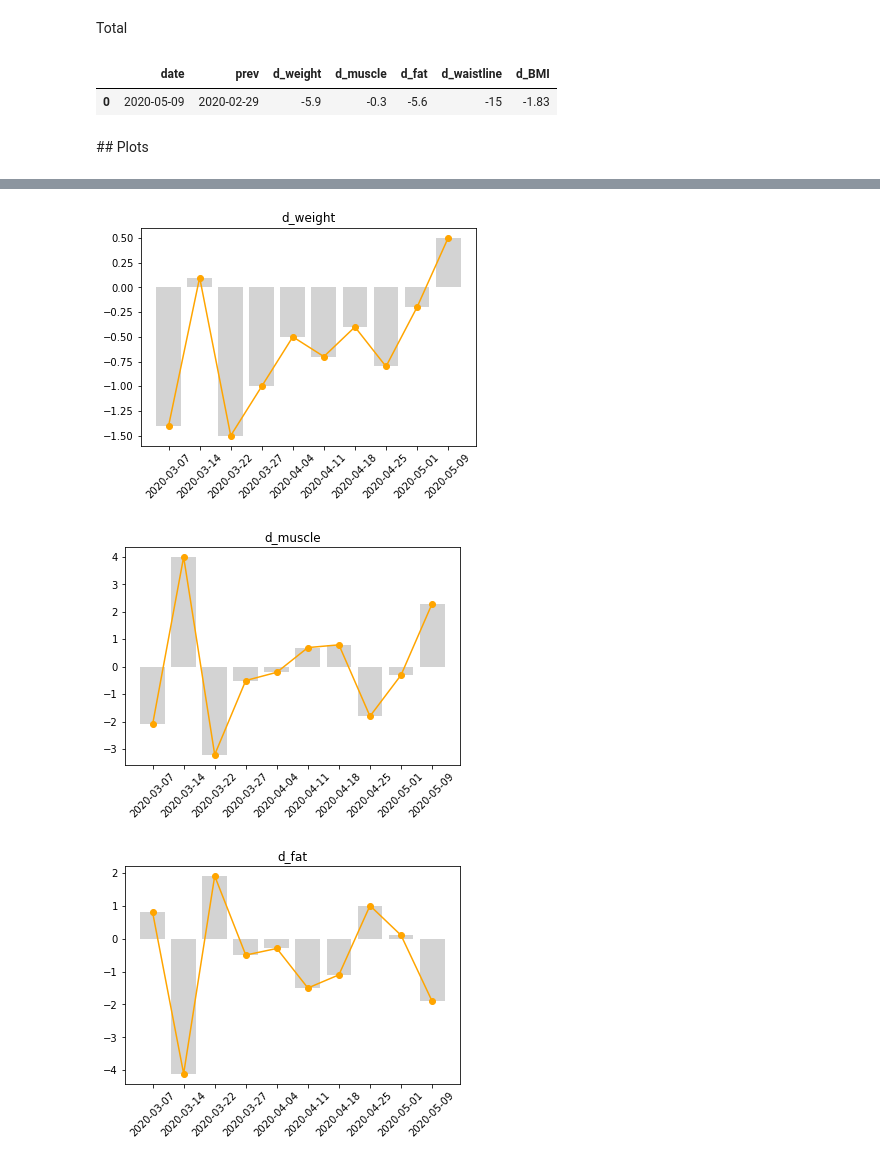
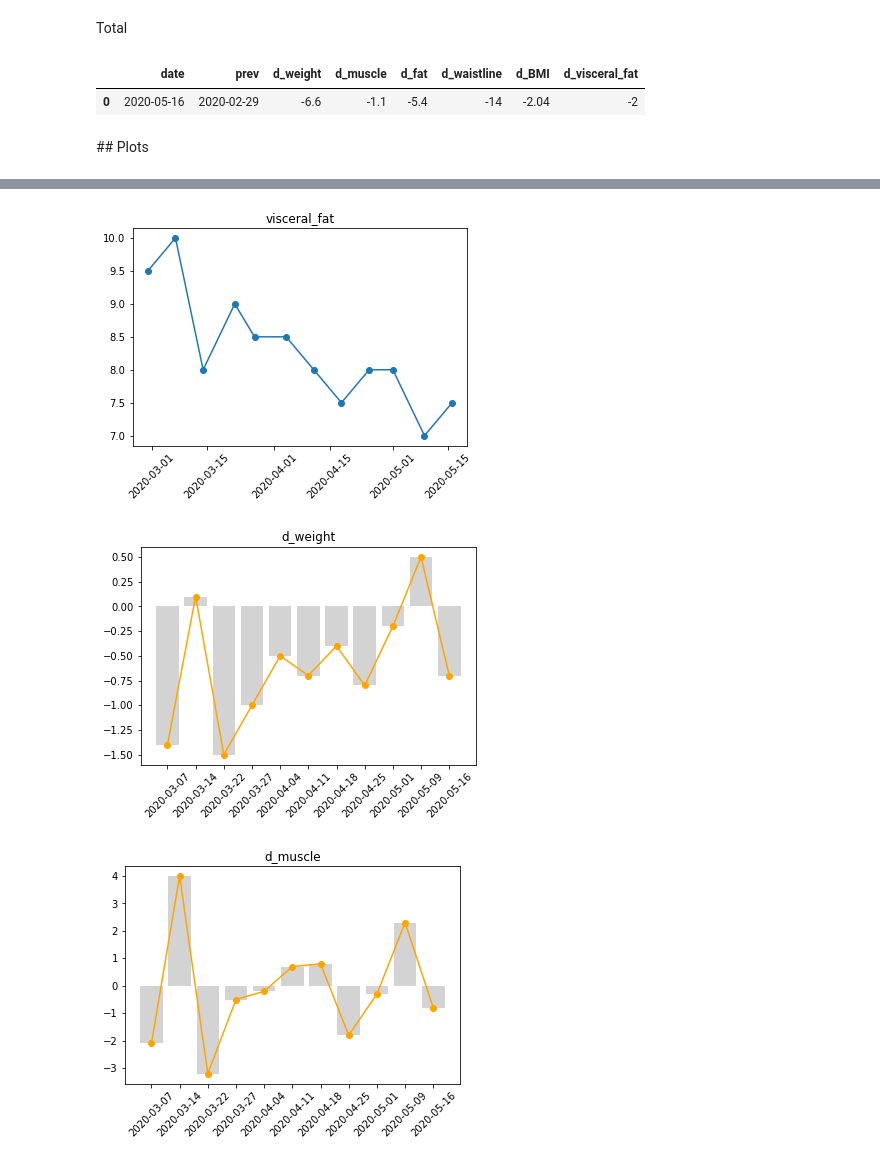
Before and after one commit to ivanross/my-notebook, a Jupyter notebook: Tanita.ipynb, the cells around one changed output, grey strips where cells are left out. Cells and saved outputs as stored; diff of their text form; code cells hidden in the pictures.

```diff
--- a/Tanita.ipynb
+++ b/Tanita.ipynb
@@ -11,17 +11,18 @@ replace = lambda targ, newval: lambda arr: [newval if d == targ else d for d in
 # %%
 height = 1.80
 data = [
-    {"date": "2020-02-29", "weight": 103.6, "muscle": 71.3, "p_fat": 27.6, "waistline": 114 },
-    {"date": "2020-03-07", "weight": 102.2, "muscle": 69.2, "p_fat": 28.8, "waistline": 113 },
-    {"date": "2020-03-14", "weight": 102.3, "muscle": 73.2, "p_fat": 24.7, "waistline": 112 },
-    {"date": "2020-03-22", "weight": 100.8, "muscle": 70.0, "p_fat": 27.0, "waistline": 109 },
-    {"date": "2020-03-27", "weight":  99.8, "muscle": 69.5, "p_fat": 26.8, "waistline": 107, "chest": 109 },
-    {"date": "2020-04-04", "weight":  99.3, "muscle": 69.3, "p_fat": 26.6, "waistline": 105, "chest": 107 },
-    {"date": "2020-04-11", "weight":  98.6, "muscle": 70.0, "p_fat": 25.3, "waistline": 103, "chest": 106 },
-    {"date": "2020-04-18", "weight":  98.2, "muscle": 70.8, "p_fat": 24.2, "waistline": 105, "chest": 106 },
-    {"date": "2020-04-25", "weight":  97.4, "muscle": 69.0, "p_fat": 25.5, "waistline": 103, "chest": 105 },
-    {"date": "2020-05-01", "weight":  97.2, "muscle": 68.7, "p_fat": 25.6, "waistline": 101, "chest": 105 },
-    {"date": "2020-05-09", "weight":  97.7, "muscle": 71.0, "p_fat": 23.5, "waistline":  99, "chest": 104 },
+    {"date": "2020-02-29", "weight": 103.6, "muscle": 71.3, "p_fat": 27.6, "visceral_fat": 9.5, "waistline": 114 },
+    {"date": "2020-03-07", "weight": 102.2, "muscle": 69.2, "p_fat": 28.8, "visceral_fat": 10 , "waistline": 113 },
+    {"date": "2020-03-14", "weight": 102.3, "muscle": 73.2, "p_fat": 24.7, "visceral_fat": 8  , "waistline": 112 },
+    {"date": "2020-03-22", "weight": 100.8, "muscle": 70.0, "p_fat": 27.0, "visceral_fat": 9  , "waistline": 109 },
+    {"date": "2020-03-27", "weight":  99.8, "muscle": 69.5, "p_fat": 26.8, "visceral_fat": 8.5, "waistline": 107, "chest": 109 },
+    {"date": "2020-04-04", "weight":  99.3, "muscle": 69.3, "p_fat": 26.6, "visceral_fat": 8.5, "waistline": 105, "chest": 107 },
+    {"date": "2020-04-11", "weight":  98.6, "muscle": 70.0, "p_fat": 25.3, "visceral_fat": 8  , "waistline": 103, "chest": 106 },
+    {"date": "2020-04-18", "weight":  98.2, "muscle": 70.8, "p_fat": 24.2, "visceral_fat": 7.5, "waistline": 105, "chest": 106 },
+    {"date": "2020-04-25", "weight":  97.4, "muscle": 69.0, "p_fat": 25.5, "visceral_fat": 8  , "waistline": 103, "chest": 105 },
+    {"date": "2020-05-01", "weight":  97.2, "muscle": 68.7, "p_fat": 25.6, "visceral_fat": 8  , "waistline": 101, "chest": 105 },
+    {"date": "2020-05-09", "weight":  97.7, "muscle": 71.0, "p_fat": 23.5, "visceral_fat": 7  , "waistline":  99, "chest": 104 },
+    {"date": "2020-05-16", "weight":  97.0, "muscle": 70.2, "p_fat": 23.9, "visceral_fat": 7.5, "waistline": 100, "chest": 103 },
 ]
 # %% [markdown]
 ## Some computations
@@ -58,7 +60,7 @@ def computeDeltas(_data):
             "prev": prev["date"]
         }
 
-        for k in ["weight", "muscle", "fat", "waistline","BMI", "chest"]:
+        for k in ["weight", "muscle", "fat", "waistline","BMI", "chest", "visceral_fat"]:
             if k in curr.keys() and k in prev.keys():
                 dd["d_"+k] = round(curr[k] - prev[k],2)
 
@@ -84,15 +87,15 @@ Total
 # %%
 table(computeDeltas([data[0],data[-1]]))
 # %% [output]
-|  | date | prev | d_weight | d_muscle | d_fat | d_waistline | d_BMI |
-| 0 | 2020-05-09 | 2020-02-29 | -5.9 | -0.3 | -5.6 | -15 | -1.83 |
+|  | date | prev | d_weight | d_muscle | d_fat | d_waistline | d_BMI | d_visceral_fat |
+| 0 | 2020-05-16 | 2020-02-29 | -6.6 | -1.1 | -5.4 | -14 | -2.04 | -2 |
 # %% [markdown]
 ## Plots
 # %%
 dataKey = lambda key: mapKey(data)(key) if key != "date" else [datetime.strptime(d, "%Y-%m-%d") for d in mapKey(data)(key)]
 replaceNone = replace(None,0)
 
-keys = ["weight", "muscle","fat","BMI", "waistline","chest"]
+keys = ["weight", "muscle","fat","BMI", "waistline","chest", "visceral_fat"]
 for k in keys:
     plt.plot(dataKey("date"),dataKey(k),"o-")
     plt.title(k)
@@ -101,7 +104,7 @@ for k in keys:
 
 
 deltasKey = mapKey(deltas)
-keys = ["d_weight", "d_muscle","d_fat","d_BMI","d_waistline", "d_chest"]
+keys = ["d_weight", "d_muscle","d_fat","d_BMI","d_waistline", "d_chest", "d_visceral_fat"]
 for k in keys:
     plt.bar(deltasKey("date"),replaceNone(deltasKey(k)), color="lightgrey")
     plt.plot(deltasKey("date"),replaceNone(deltasKey(k)), "o-", color="orange")
@@ -118,3 +121,3 @@ for k in keys:
-[figure, old version]
+[figure, new version]
-[figure, old version]
+[figure, new version]
-[figure, old version]
+[figure, new version]
```
Also changed, not shown: parts of 3 cells of this notebook.
